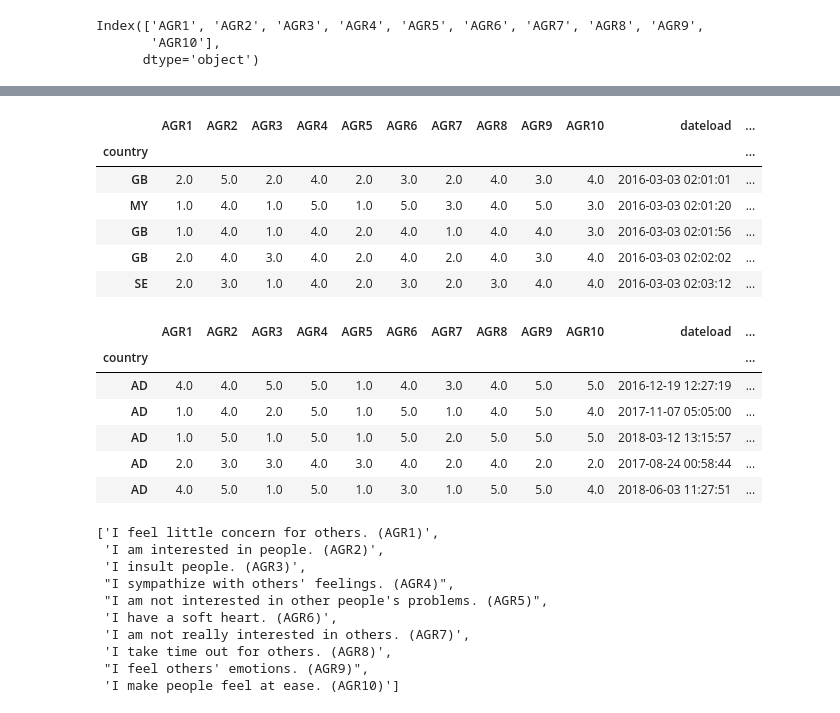
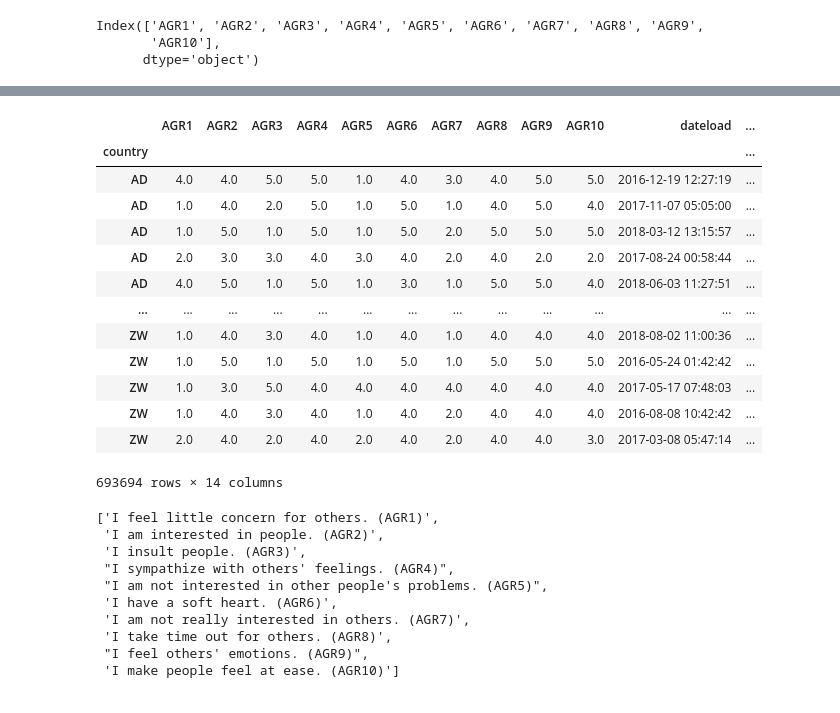
Before and after one commit to ArminD93/BigFivePersonalityTest, a Jupyter notebook: BigFivePersonality.ipynb, the cells around one changed output, grey strips where cells are left out. Drawn from its saved outputs; the diff is of its cells as text; code cells hidden in the pictures.

```diff
--- a/BigFivePersonality.ipynb
+++ b/BigFivePersonality.ipynb
@@ -806,6 +806,17 @@ plt.show()
 |**AGR10** |	I make people feel at ease.|
 # %% [markdown]
 ### <a name='16'></a>4.3.2. Przygotowanie danych
+# %%
+def make_corr_map(Factor_columns_names):
+
+  info_cols = BigFive.columns[-7:-2]
+
+  Factor_col_names_with_info = Factor_columns_names.append(info_cols)
+  Factor_df = BigFive[ Factor_col_names_with_info]
+  Factor_df.set_index(['country'], inplace=True)
+  Factor_df.sort_index(inplace=True)
+
+  return Factor_df
 # %%
 BigFive.columns
 # %% [output]
@@ -830,6 +841,3 @@ Factor_II_Agreeableness_col_names
 Index(['AGR1', 'AGR2', 'AGR3', 'AGR4', 'AGR5', 'AGR6', 'AGR7', 'AGR8', 'AGR9',
        'AGR10'],
       dtype='object')
-# %%
-Factor_II_Agreeableness_col_names_with_info = Factor_II_Agreeableness_col_names.append(info_cols)
-Factor_II_Agreeableness_col_names_with_info
@@ -851,25 +844,21 @@ Factor_II_Agreeableness.head()
-# %%
-Factor_II_Agreeableness.set_index(['country'], inplace=True)
-Factor_II_Agreeableness.head()
-# %% [output]
-|  | AGR1 | AGR2 | AGR3 | AGR4 | AGR5 | AGR6 | AGR7 | AGR8 | AGR9 | AGR10 | dateload | ... |
-| country |  |  |  |  |  |  |  |  |  |  |  | ... |
-| GB | 2.0 | 5.0 | 2.0 | 4.0 | 2.0 | 3.0 | 2.0 | 4.0 | 3.0 | 4.0 | 2016-03-03 02:01:01 | ... |
-| MY | 1.0 | 4.0 | 1.0 | 5.0 | 1.0 | 5.0 | 3.0 | 4.0 | 5.0 | 3.0 | 2016-03-03 02:01:20 | ... |
-| GB | 1.0 | 4.0 | 1.0 | 4.0 | 2.0 | 4.0 | 1.0 | 4.0 | 4.0 | 3.0 | 2016-03-03 02:01:56 | ... |
-| GB | 2.0 | 4.0 | 3.0 | 4.0 | 2.0 | 4.0 | 2.0 | 4.0 | 3.0 | 4.0 | 2016-03-03 02:02:02 | ... |
-| SE | 2.0 | 3.0 | 1.0 | 4.0 | 2.0 | 3.0 | 2.0 | 3.0 | 4.0 | 4.0 | 2016-03-03 02:03:12 | ... |
-# %%
-Factor_II_Agreeableness.sort_index(inplace=True)
-Factor_II_Agreeableness.head()
-# %% [output]
-|  | AGR1 | AGR2 | AGR3 | AGR4 | AGR5 | AGR6 | AGR7 | AGR8 | AGR9 | AGR10 | dateload | ... |
-| country |  |  |  |  |  |  |  |  |  |  |  | ... |
-| AD | 4.0 | 4.0 | 5.0 | 5.0 | 1.0 | 4.0 | 3.0 | 4.0 | 5.0 | 5.0 | 2016-12-19 12:27:19 | ... |
-| AD | 1.0 | 4.0 | 2.0 | 5.0 | 1.0 | 5.0 | 1.0 | 4.0 | 5.0 | 4.0 | 2017-11-07 05:05:00 | ... |
-| AD | 1.0 | 5.0 | 1.0 | 5.0 | 1.0 | 5.0 | 2.0 | 5.0 | 5.0 | 5.0 | 2018-03-12 13:15:57 | ... |
-| AD | 2.0 | 3.0 | 3.0 | 4.0 | 3.0 | 4.0 | 2.0 | 4.0 | 2.0 | 2.0 | 2017-08-24 00:58:44 | ... |
-| AD | 4.0 | 5.0 | 1.0 | 5.0 | 1.0 | 3.0 | 1.0 | 5.0 | 5.0 | 4.0 | 2018-06-03 11:27:51 | ... |
+# %%
+Factor_II_Agreeableness_df = make_corr_map(Factor_II_Agreeableness_col_names)
+Factor_II_Agreeableness_df
+# %% [output]
+|  | AGR1 | AGR2 | AGR3 | AGR4 | AGR5 | AGR6 | AGR7 | AGR8 | AGR9 | AGR10 | dateload | ... |
+| country |  |  |  |  |  |  |  |  |  |  |  | ... |
+| AD | 4.0 | 4.0 | 5.0 | 5.0 | 1.0 | 4.0 | 3.0 | 4.0 | 5.0 | 5.0 | 2016-12-19 12:27:19 | ... |
+| AD | 1.0 | 4.0 | 2.0 | 5.0 | 1.0 | 5.0 | 1.0 | 4.0 | 5.0 | 4.0 | 2017-11-07 05:05:00 | ... |
+| AD | 1.0 | 5.0 | 1.0 | 5.0 | 1.0 | 5.0 | 2.0 | 5.0 | 5.0 | 5.0 | 2018-03-12 13:15:57 | ... |
+| AD | 2.0 | 3.0 | 3.0 | 4.0 | 3.0 | 4.0 | 2.0 | 4.0 | 2.0 | 2.0 | 2017-08-24 00:58:44 | ... |
+| AD | 4.0 | 5.0 | 1.0 | 5.0 | 1.0 | 3.0 | 1.0 | 5.0 | 5.0 | 4.0 | 2018-06-03 11:27:51 | ... |
+| ... | ... | ... | ... | ... | ... | ... | ... | ... | ... | ... | ... | ... |
+| ZW | 1.0 | 4.0 | 3.0 | 4.0 | 1.0 | 4.0 | 1.0 | 4.0 | 4.0 | 4.0 | 2018-08-02 11:00:36 | ... |
+| ZW | 1.0 | 5.0 | 1.0 | 5.0 | 1.0 | 5.0 | 1.0 | 5.0 | 5.0 | 5.0 | 2016-05-24 01:42:42 | ... |
+| ZW | 1.0 | 3.0 | 5.0 | 4.0 | 4.0 | 4.0 | 4.0 | 4.0 | 4.0 | 4.0 | 2017-05-17 07:48:03 | ... |
+| ZW | 1.0 | 4.0 | 3.0 | 4.0 | 1.0 | 4.0 | 2.0 | 4.0 | 4.0 | 4.0 | 2016-08-08 10:42:42 | ... |
+| ZW | 2.0 | 4.0 | 2.0 | 4.0 | 2.0 | 4.0 | 2.0 | 4.0 | 4.0 | 3.0 | 2017-03-08 05:47:14 | ... |
+693694 rows × 14 columns
 # %%
 Factor_II_Agreeableness_names_list = [
                                     "I feel little concern for others. (AGR1)",
```
Also changed, not shown: parts of 3 cells of this notebook.
